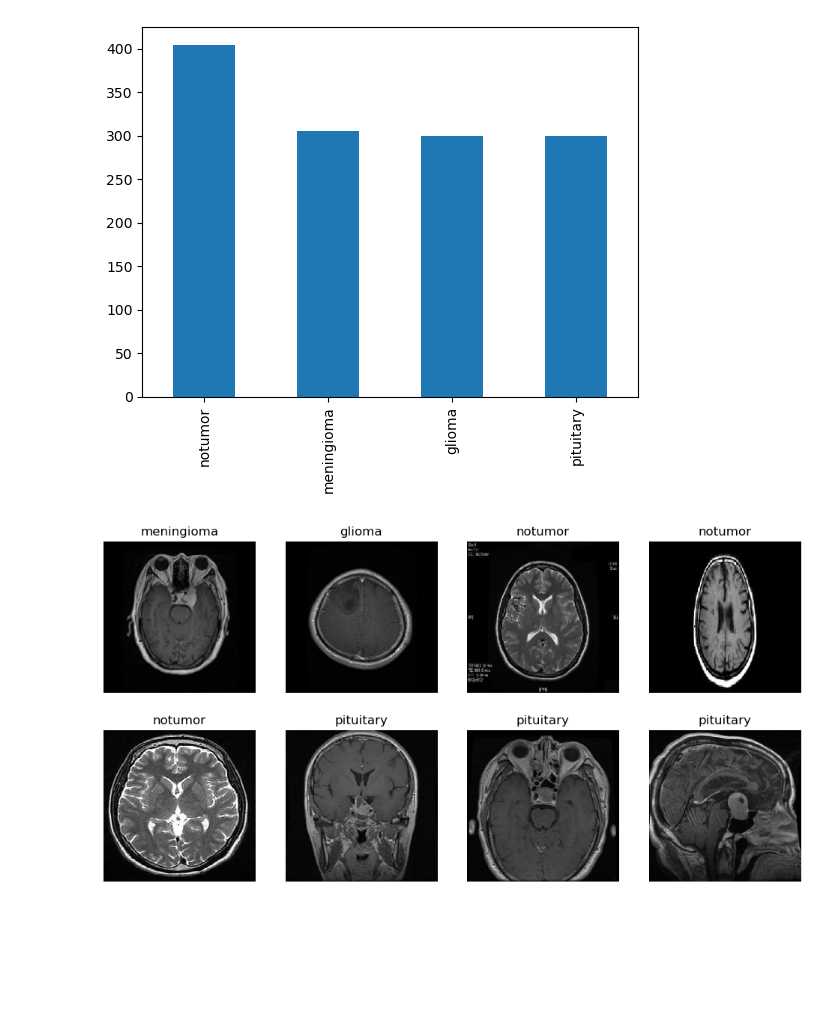
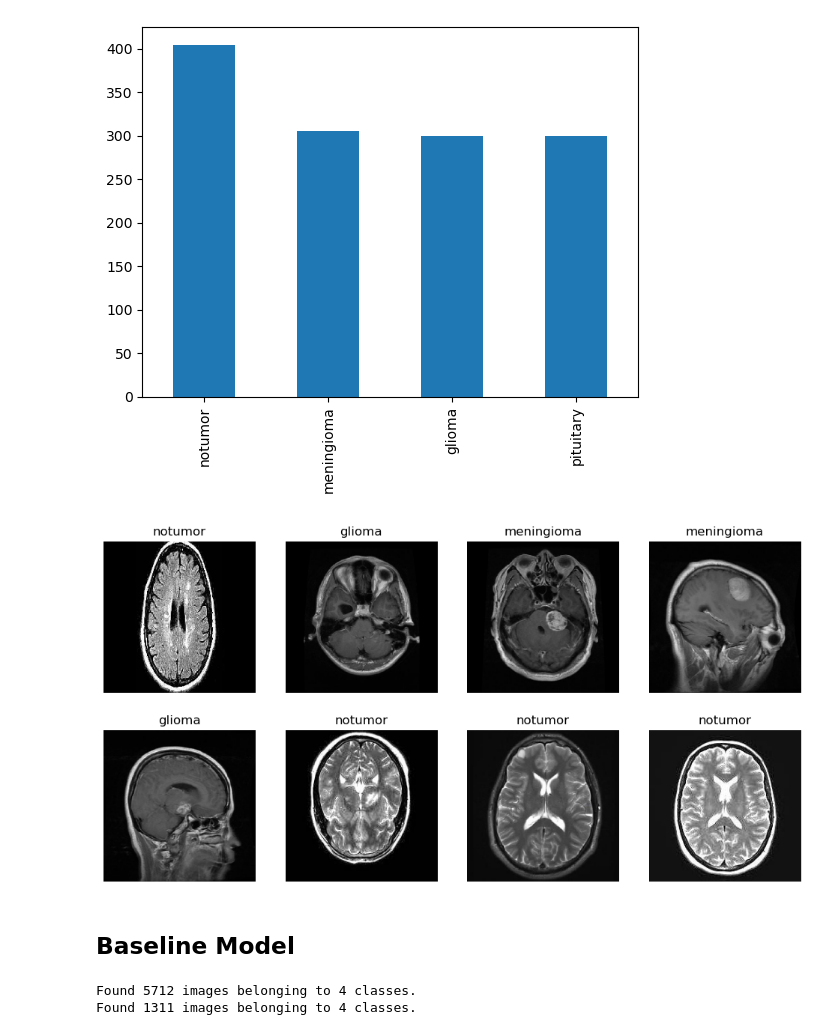
Before and after one commit to emgerber88/brain_tumor_CNN_classifier, a Jupyter notebook: Brain_Tumor_CNN_Modeling.ipynb, the cells around one changed output. Saved outputs shown, nothing was run; the diff lists cells and outputs as text; code cells hidden in the pictures; blank space fills up the shorter version.

Commit message:
added baseline model

```diff
--- a/Brain_Tumor_CNN_Modeling.ipynb
+++ b/Brain_Tumor_CNN_Modeling.ipynb
@@ -46,18 +46,18 @@ pd.set_option('max_colwidth', 400)
 labels = ['pituitary', 'notumor', 'meningioma', 'glioma']
 train_dir = '/Users/eli/Desktop/brain_tumor_CNN_classifier/data/Training/'
 
-train_paths = []
-train_labels = []
+X_train = []
+y_train = []
 
 for label in labels:
     for image in os.listdir(train_dir+label):
-        train_paths.append(train_dir+label+'/'+image)
-        train_labels.append(label)
+        X_train.append(train_dir+label+'/'+image)
+        y_train.append(label)
 
-train_paths, train_labels = shuffle(train_paths, train_labels)
+X_train, y_train = shuffle(X_train, y_train)
 
-tumor_train_df = pd.concat([pd.Series(train_paths, name = 'paths'),
-                            pd.Series(train_labels, name = 'label')],
+tumor_train_df = pd.concat([pd.Series(X_train, name = 'paths'),
+                            pd.Series(y_train, name = 'label')],
                             axis = 1)
 tumor_train_df
 # %% [output]
@@ -93,18 +95,18 @@ tumor_train_df['label'].value_counts().plot(kind = 'bar');
 # %%
 test_dir = '/Users/eli/Desktop/brain_tumor_CNN_classifier/data/Testing/'
 
-test_paths = []
-test_labels = []
+X_test = []
+y_test = []
 
 for label in labels:
     for image in os.listdir(test_dir+label):
-        test_paths.append(test_dir+label+'/'+image)
-        test_labels.append(label)
+        X_test.append(test_dir+label+'/'+image)
+        y_test.append(label)
 
-test_paths, test_labels = shuffle(test_paths, test_labels)
+X_test, y_test = shuffle(X_test, y_test)
 
-tumor_test_df = pd.concat([pd.Series(test_paths, name = 'paths'),
-                            pd.Series(test_labels, name = 'label')],
+tumor_test_df = pd.concat([pd.Series(X_test, name = 'images'),
+                            pd.Series(y_test, name = 'label')],
                             axis = 1)
 tumor_test_df
 # %% [output]
@@ -136,28 +138,51 @@ tumor_test_df['label'].value_counts().plot(kind = 'bar');
 # %%
 # with gratitude to MD Mushfirat Mohaimin for this code
 # https://www.kaggle.com/code/mushfirat/brain-tumor-classification-accuracy-96
 
 IMAGE_SIZE = (224, 224)
+batch_size = 32
 
 def open_images(paths):
     '''
     Given a list of paths to images, this function returns the images as arrays.
     '''
     images = []
     for path in paths:
         image = load_img(path, target_size=IMAGE_SIZE)
         images.append(image)
     return np.array(images, dtype=object)
 
-images = open_images(train_paths[50:59])
-labels = train_labels[50:59]
+images = open_images(X_train[50:59])
+labels = y_train[50:59]
 fig = plt.figure(figsize=(12, 6))
 for x in range(1, 9):
     fig.add_subplot(2, 4, x)
     plt.axis('off')
     plt.title(labels[x])
     plt.imshow(images[x])
 plt.rcParams.update({'font.size': 12})
 plt.show()
 # %% [output]
-[figure, old version]
+[figure, new version]
+# %% [markdown]
+## Baseline Model
+# %%
+train_datagen_baseline = ImageDataGenerator(rescale=1./255)
+test_datagen_baseline = ImageDataGenerator(rescale=1./255)
+
+train_generator_baseline = train_datagen_baseline.flow_from_directory(
+        train_dir,
+        target_size=IMAGE_SIZE,
+        batch_size=batch_size,
+        class_mode='categorical',
+        color_mode='grayscale')
+
+test_generator_baseline = test_datagen_baseline.flow_from_directory(
+        test_dir,
+        target_size=IMAGE_SIZE,
+        batch_size=batch_size,
+        class_mode='categorical',
+        color_mode='grayscale')
+# %% [output]
+Found 5712 images belonging to 4 classes.
+Found 1311 images belonging to 4 classes.
```
Also changed, not shown: parts of 10 cells of this notebook.
